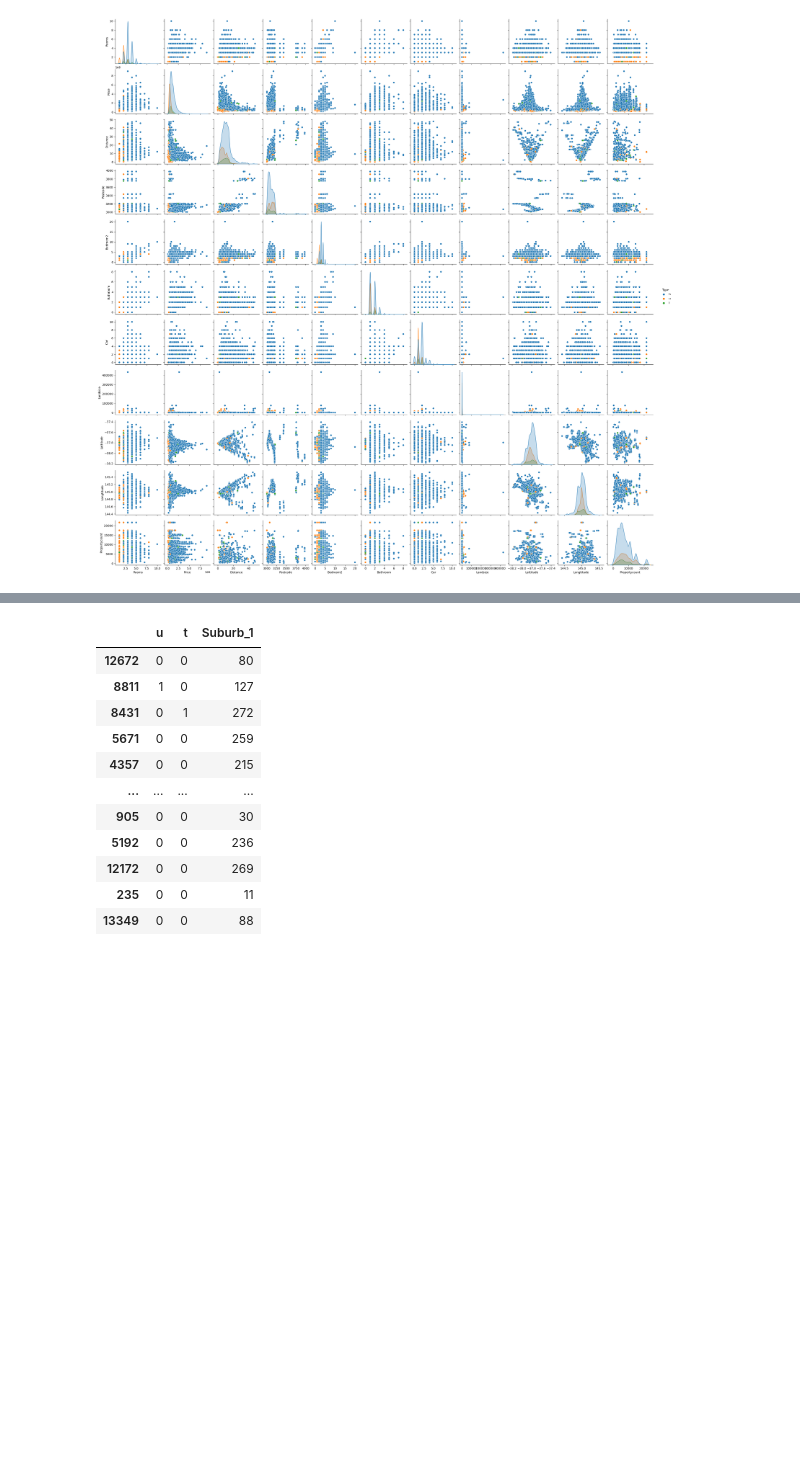
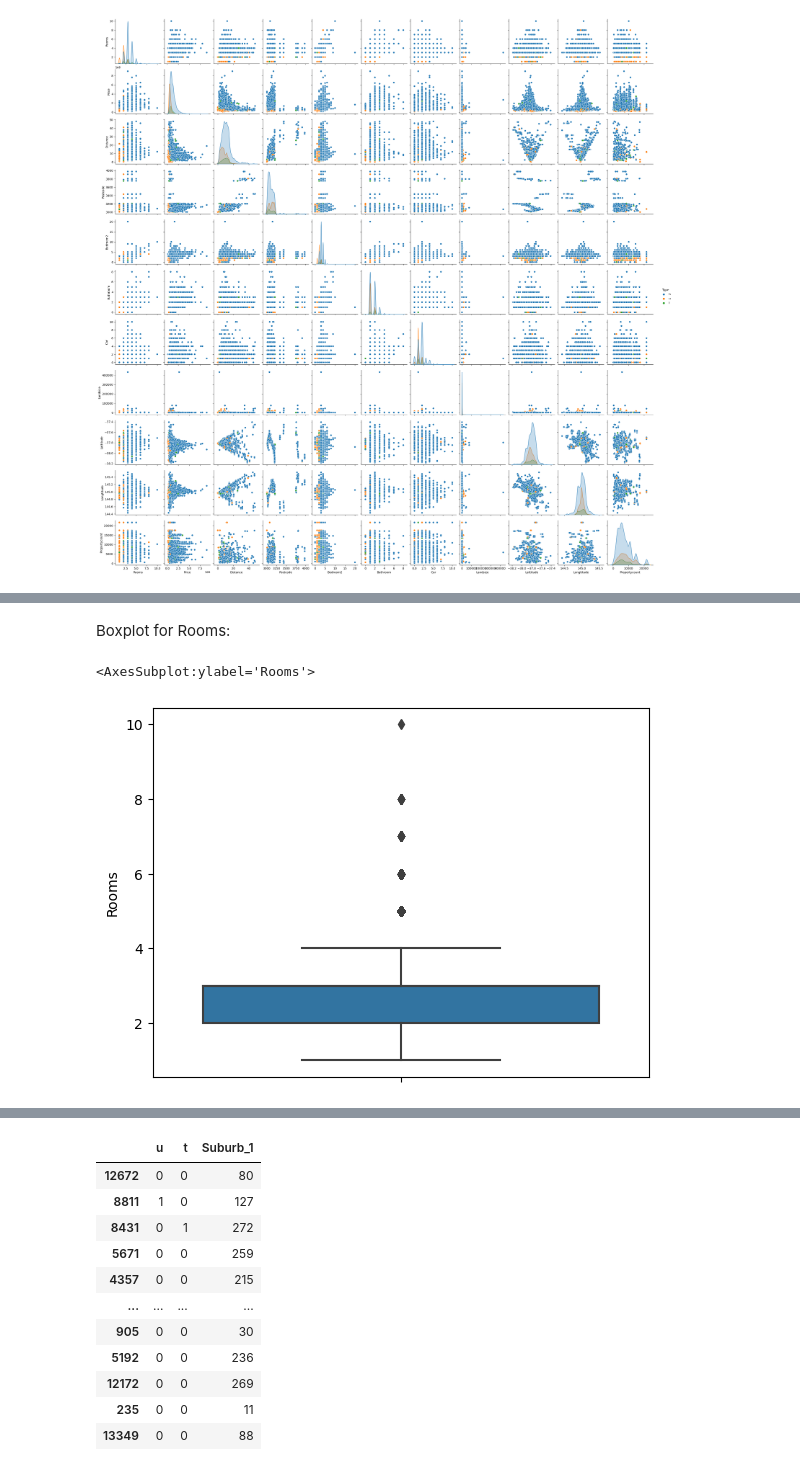
Before and after one commit to Nidheesh-Panchal/melbourne-housing, a Jupyter notebook: src/melbourne.ipynb, the cells around one changed output, grey strips where cells are left out. Cells and saved outputs as stored; diff of their text form; code cells hidden in the pictures; blank space fills up the shorter version.

```diff
--- a/src/melbourne.ipynb
+++ b/src/melbourne.ipynb
@@ -178,0 +236,7 @@ sns.pairplot(df_clean, hue="Type")
+# %% [markdown]
+Boxplot for Rooms:
+# %%
+sns.boxplot(y="Rooms", data=df_clean)
+# %% [output]
+<AxesSubplot:ylabel='Rooms'>
+[figure, added]
```
Also changed, not shown: parts of 74 cells of this notebook, 4 other files.
